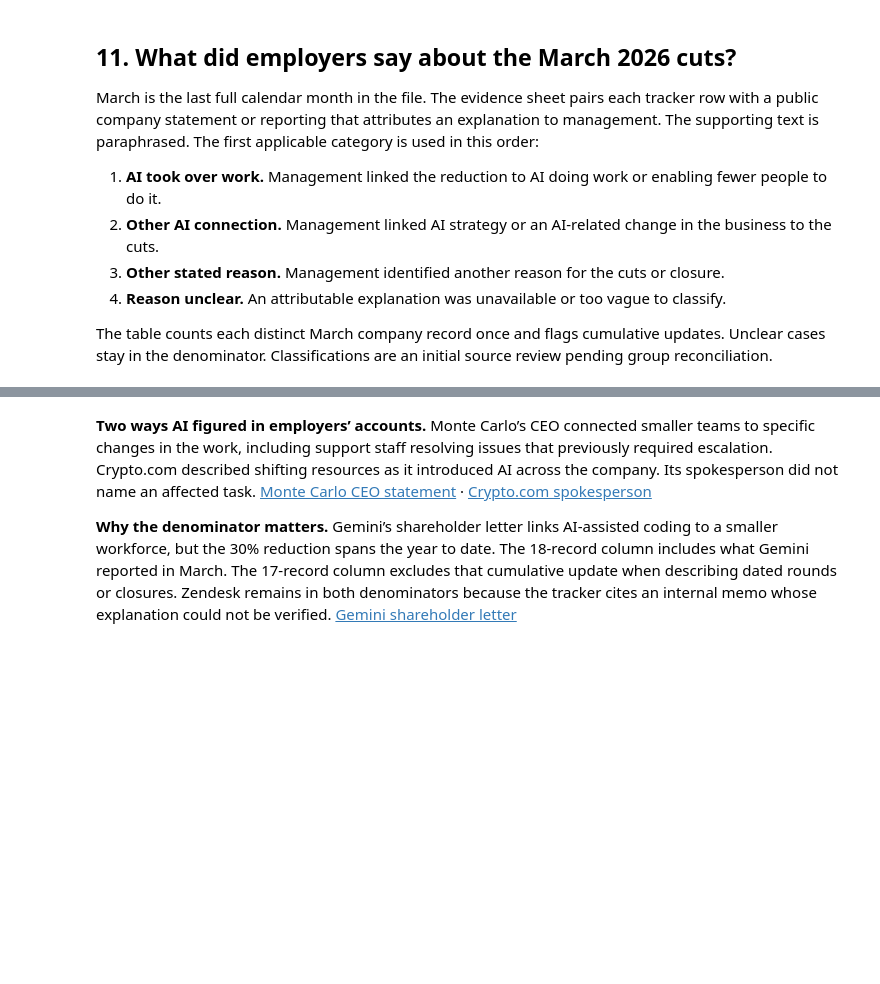
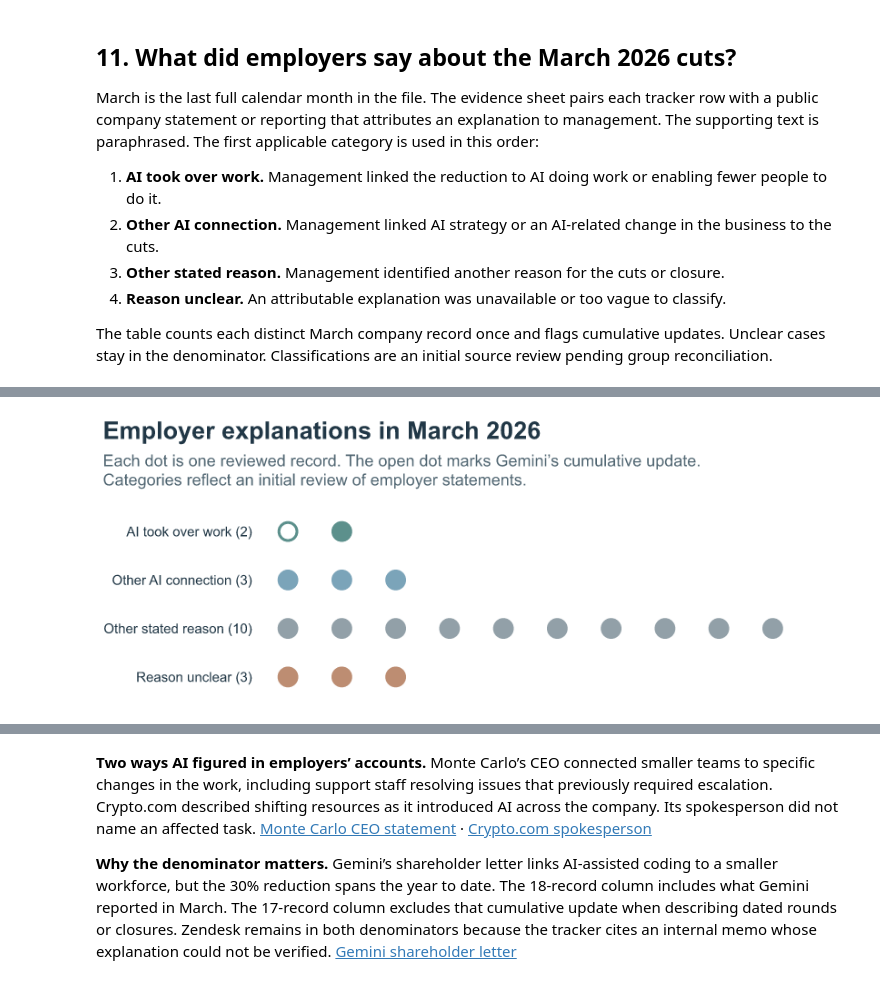
Before and after one commit to sionjk/AI-WorkForce-Reductions, a Jupyter notebook: Final Project/COP 4283 Final Project.ipynb, the cells around one changed output, grey strips where cells are left out. Saved outputs shown, nothing was run; the diff lists cells and outputs as text; code cells hidden in the pictures; blank space fills up the shorter version.

```diff
--- a/Final Project/COP 4283 Final Project.ipynb
+++ b/Final Project/COP 4283 Final Project.ipynb
@@ -499,0 +576,19 @@ for date, company, category, speaker, passage, note, url in review[columns].iter
+# %%
+# Each dot represents one record in the source review.
+evidence_dots = review.sort_values(["event_date", "company"]).copy()
+evidence_dots["position"] = evidence_dots.groupby("category").cumcount() + 1
+category_colors = ["#16605a", "#437d9b", "#637782", "#a05c36"]
+category_labels = {c: f"{c}  ({tally.loc[c, 'All March records']})" for c in categories}
+evidence_dots["label"] = evidence_dots["category"].map(category_labels)
+dot_chart = (alt.Chart(evidence_dots).mark_point(size=175, strokeWidth=2).encode(
+    x=alt.X("position:Q", axis=None, scale=alt.Scale(domain=[0.5, evidence_dots.position.max() + 0.5])),
+    y=alt.Y("label:N", sort=list(category_labels.values()), title=None, axis=alt.Axis(grid=False)),
+    color=alt.Color("category:N", scale=alt.Scale(domain=categories, range=category_colors), legend=None),
+    fillOpacity=alt.condition(alt.datum.record_type == "Cumulative update", alt.value(0), alt.value(1)),
+    fill=alt.Fill("category:N", scale=alt.Scale(domain=categories, range=category_colors), legend=None)
+).properties(width=395, height=142, title=alt.Title("Employer explanations in March 2026",
+    subtitle=["Each dot is one reviewed record. The open dot marks Gemini’s cumulative update.",
+              "Categories reflect an initial review of employer statements."])))
+display(Image(data=vlc.vegalite_to_png(styled(dot_chart).to_dict(), scale=1.5), width=710))
+# %% [output]
+[figure, added]
```
Also changed, not shown: parts of 11 cells of this notebook.
